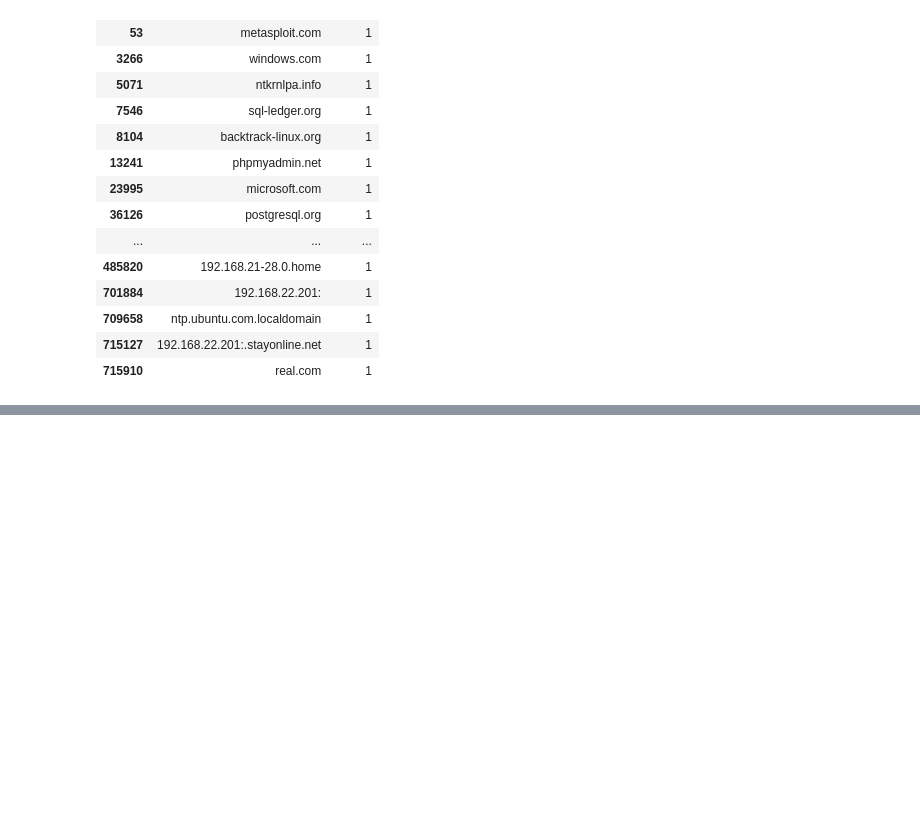
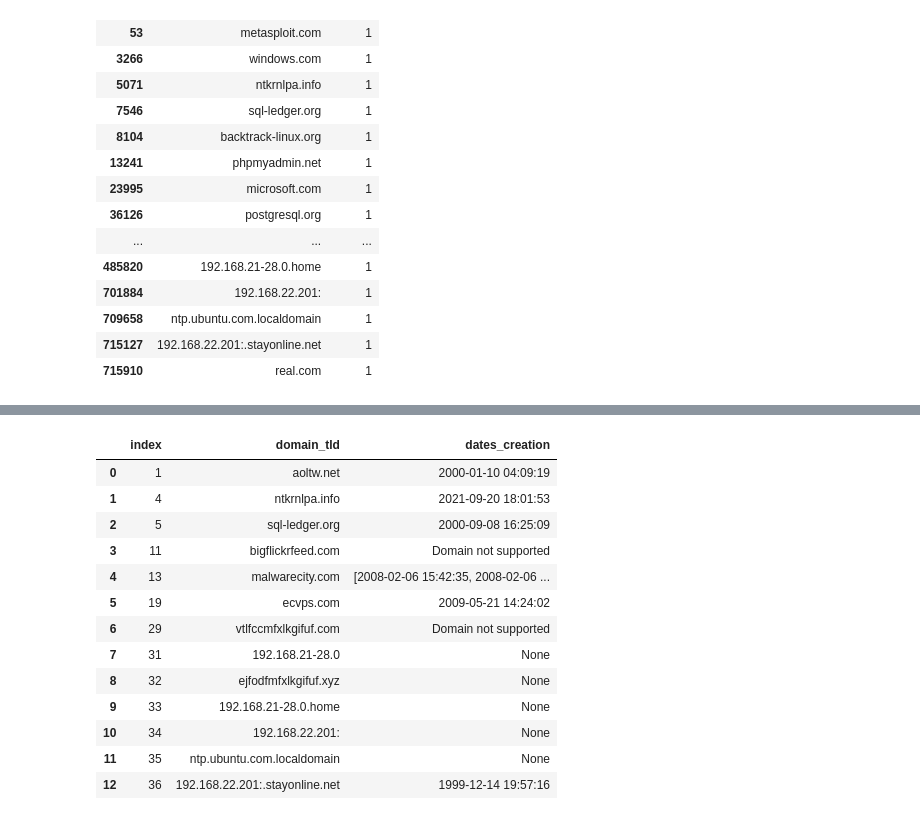
Before and after one commit to GuidoPadilla/lab9Redes, a Jupyter notebook: lab9.ipynb, the cells around one changed output, grey strips where cells are left out. Drawn from its saved outputs; the diff is of its cells as text; code cells hidden in the pictures; blank space fills up the shorter version.

```diff
--- a/lab9.ipynb
+++ b/lab9.ipynb
@@ -202,3 +202,16 @@ clas_df
 | 709658 | ntp.ubuntu.com.localdomain | 1 |
 | 715127 | 192.168.22.201:.stayonline.net | 1 |
 | 715910 | real.com | 1 |
+# %%
+from flare.tools.umbrella import Umbrella
+
+# Si no les sirve flare descomenten esto
+# df = {'domain_tld': ['dropbox.com', 'aoltw.net', 'metasploit.com', 'windows.com', 'ntkrnlpa.info', 'sql-ledger.org', 'backtrack-linux.org', 'phpmyadmin.net','microsoft.com','postgresql.org','freepbx.org','bigflickrfeed.com','flickr.com','malwarecity.com','facebook.com','xmarks.com','cakephp.org','adams.net','clarkson.edu','ecvps.com','wisc.edu','easynews.com','bluehost.com','kernel.org','liquidweb.com','team-cymru.org','xmission.com','apple.com','msftncsi.com','vtlfccmfxlkgifuf.com','macromates.com','192.168.21-28.0','ejfodfmfxlkgifuf.xyz','192.168.21-28.0.home','192.168.22.201:','ntp.ubuntu.com.localdomain','192.168.22.201:.stayonline.net','real.com' ]}
+# clas_df = pd.DataFrame(df)
+
+umbrella_class = Umbrella(update=False) # Si les funciona flare cambien esto a True
+clas_df["domain_tld"] = clas_df["domain_tld"].apply(lambda x: 'None' if umbrella_class.domain_in_umbrella(x) else x)
+
+clas_df = clas_df.loc[clas_df["domain_tld"] != 'None']
+
+clas_df
@@ -204,0 +233,28 @@ clas_df
+# %%
+import whois
+
+dates_creation = []
+clas_df = clas_df.reset_index()
+for i in range(len(clas_df)):
+    try:
+        dates_creation.append(whois.whois(clas_df["domain_tld"][i]).creation_date)
+    except:
+        dates_creation.append('Domain not supported')
+
+clas_df['dates_creation'] = dates_creation
+clas_df
+# %% [output]
+|  | index | domain_tld | dates_creation |
+| 0 | 1 | aoltw.net | 2000-01-10 04:09:19 |
+| 1 | 4 | ntkrnlpa.info | 2021-09-20 18:01:53 |
+| 2 | 5 | sql-ledger.org | 2000-09-08 16:25:09 |
+| 3 | 11 | bigflickrfeed.com | Domain not supported |
+| 4 | 13 | malwarecity.com | [2008-02-06 15:42:35, 2008-02-06 ... |
+| 5 | 19 | ecvps.com | 2009-05-21 14:24:02 |
+| 6 | 29 | vtlfccmfxlkgifuf.com | Domain not supported |
+| 7 | 31 | 192.168.21-28.0 | None |
+| 8 | 32 | ejfodfmfxlkgifuf.xyz | None |
+| 9 | 33 | 192.168.21-28.0.home | None |
+| 10 | 34 | 192.168.22.201: | None |
+| 11 | 35 | ntp.ubuntu.com.localdomain | None |
+| 12 | 36 | 192.168.22.201:.stayonline.net | 1999-12-14 19:57:16 |
```
Also changed, not shown: parts of 3 cells of this notebook.
